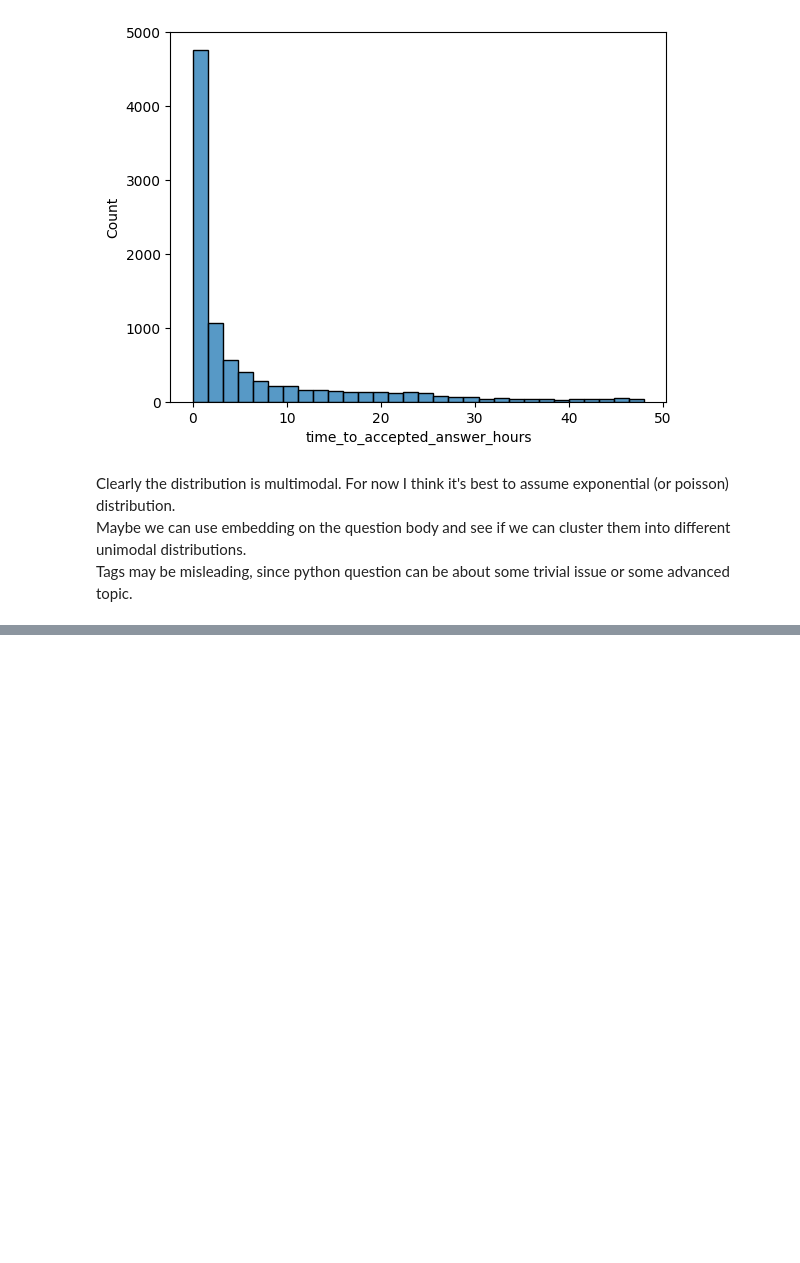
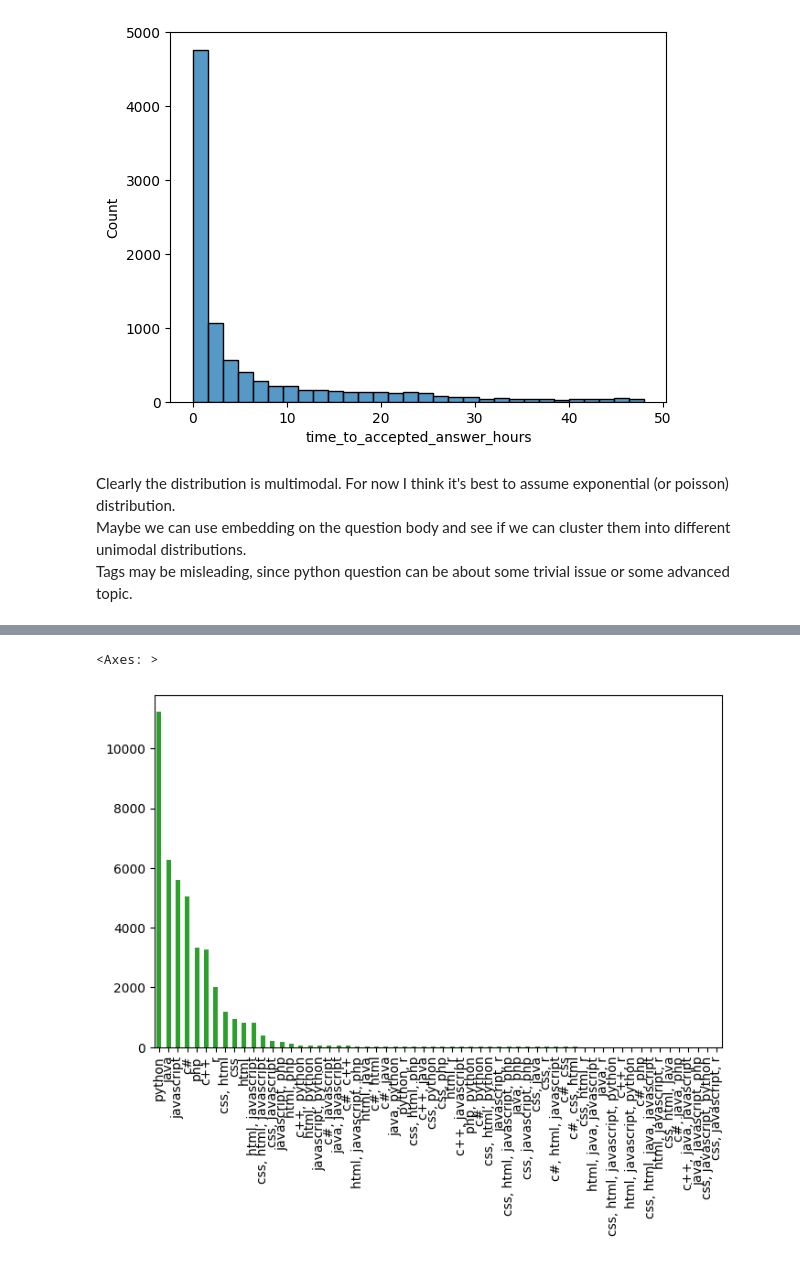
Before and after one commit to Hevagog/adm-stack-inference, a Jupyter notebook: notebooks/basic-eda.ipynb, the cells around one changed output, grey strips where cells are left out. Drawn from its saved outputs; the diff is of its cells as text; code cells hidden in the pictures; blank space fills up the shorter version.

```diff
--- a/notebooks/basic-eda.ipynb
+++ b/notebooks/basic-eda.ipynb
@@ -196,0 +270,4 @@ We can use:
+# %%
+selected_tags = tags.tags.apply(lambda tag_list: list(set(tag_list) & set(selected_langs))) \
+    .apply(lambda x: x if len(x)>0 else None).dropna()
+selected_tags.head()
@@ -196,0 +284,5 @@ We can use:
+# %%
+tgs = pd.get_dummies(selected_tags.explode())
+tgs = tgs.groupby(level=0).any()
+
+tgs
@@ -196,0 +318,11 @@ We can use:
+# %%
+tgs.apply(lambda row: ', '.join(row.index[row].tolist()), axis=1).value_counts().sort_values(ascending=False).plot(
+    kind='bar',
+    figsize=(8,5),
+    color='tab:green'
+)
+
+# this is similar to the previous distribution
+# %% [output]
+<Axes: >
+[figure, added]
```
Also changed, not shown: parts of 22 cells of this notebook, 3 other files.
